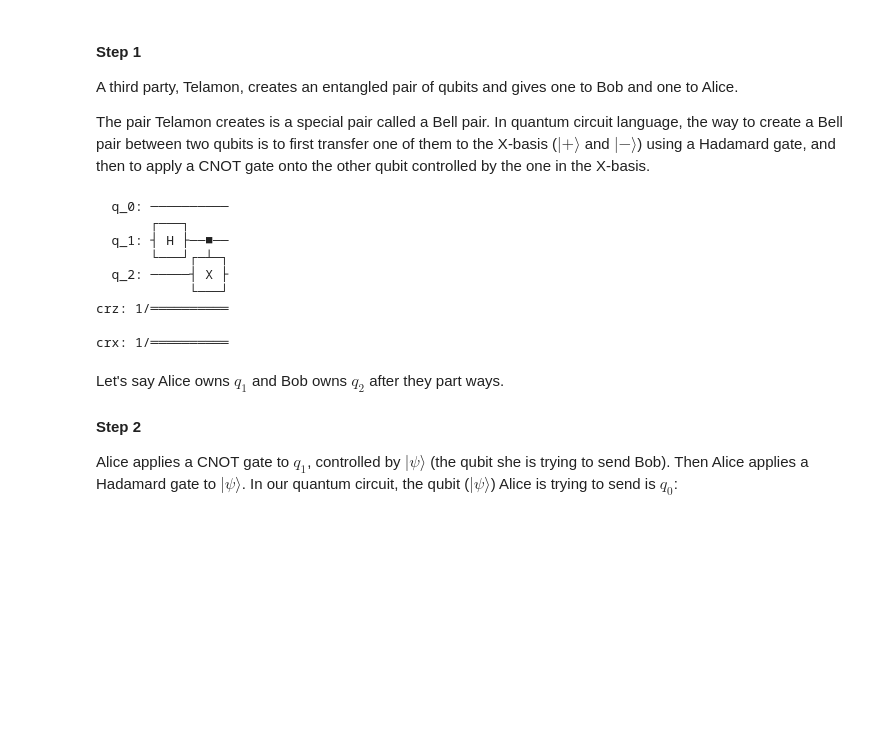
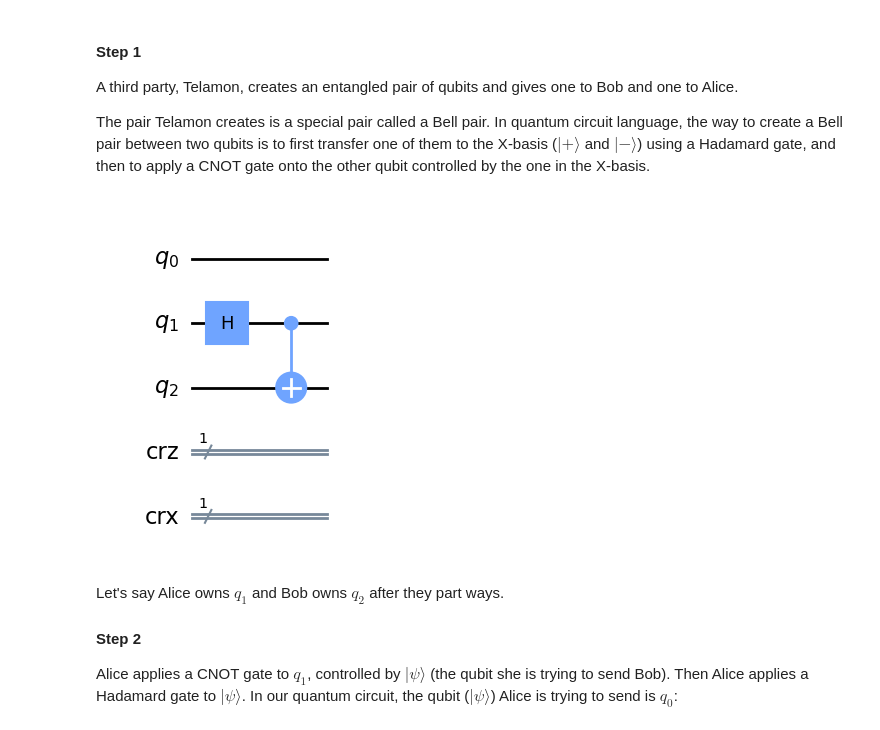
Before and after one commit to AlaricCheng/klass-workshop-hands-on, a Jupyter notebook: basics.ipynb, the cells around one changed output. Saved outputs shown, nothing was run; the diff lists cells and outputs as text; code cells hidden in the pictures; blank space fills up the shorter version.

```diff
--- a/basics.ipynb
+++ b/basics.ipynb
@@ -404,31 +400,23 @@ The pair Telamon creates is a special pair called a Bell pair. In quantum circui
 # %%
 def create_bell_pair(qc, a, b):
     """Creates a bell pair in qc using qubits a & b"""
     qc.h(a) # Put qubit a into state |+>
     qc.cx(a,b) # CNOT with a as control and b as target
 
 ## SETUP
 # Protocol uses 3 qubits and 2 classical bits in 2 different registers
 qr = QuantumRegister(3, name="q")
 crz, crx = ClassicalRegister(1, name="crz"), ClassicalRegister(1, name="crx")
 teleportation_circuit = QuantumCircuit(qr, crz, crx)
 
 ## STEP 1
 # In our case, Telamon entangles qubits q1 and q2
 # Let's apply this to our circuit:
 create_bell_pair(teleportation_circuit, 1, 2)
 # And view the circuit so far:
-teleportation_circuit.draw()
+teleportation_circuit.draw('mpl')
 # %% [output]
-  q_0: ──────────
-       ┌───┐
-  q_1: ┤ H ├──■──
-       └───┘┌─┴─┐
-  q_2: ─────┤ X ├
-            └───┘
-crz: 1/══════════
-
-crx: 1/══════════
+[figure, added]
 # %% [markdown]
 Let's say Alice owns $q_1$ and Bob owns $q_2$ after they part ways.
 
```
Also changed, not shown: parts of 10 cells of this notebook.
